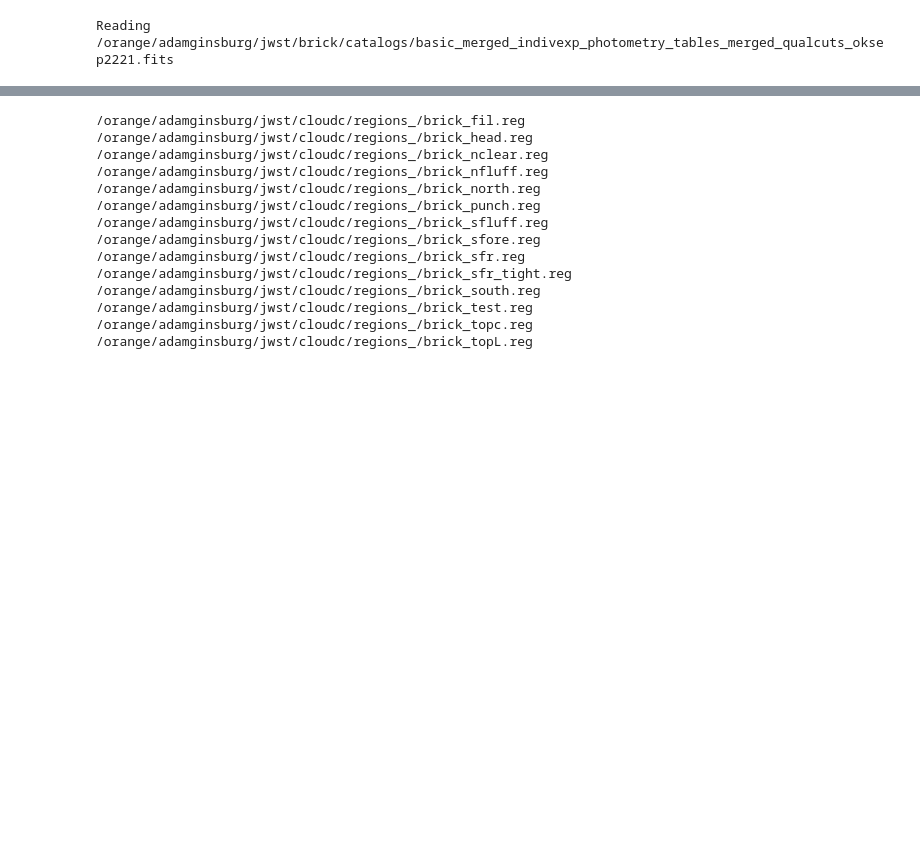
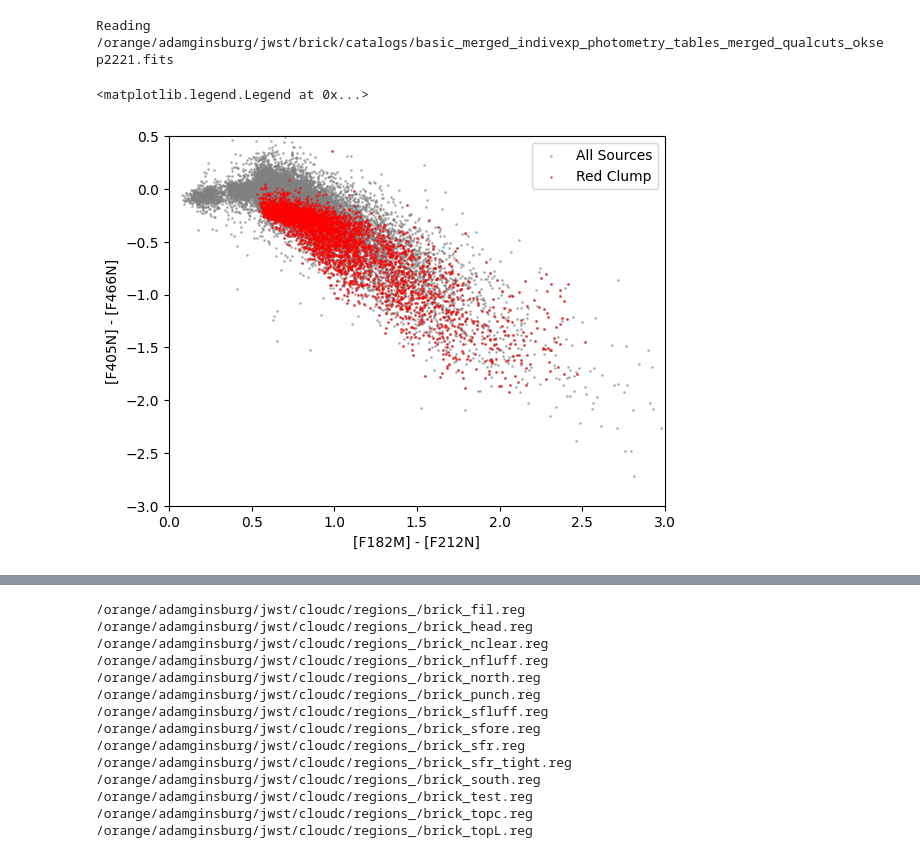
Before and after one commit to SpacialTree/dustridge-cd, a Jupyter notebook: notebooks/brick_analysis.ipynb, the cells around one changed output, grey strips where cells are left out. Saved outputs shown, nothing was run; the diff lists cells and outputs as text; code cells hidden in the pictures; blank space fills up the shorter version.

Commit message:
plotting

```diff
--- a/notebooks/brick_analysis.ipynb
+++ b/notebooks/brick_analysis.ipynb
@@ -17,6 +17,8 @@ import smart_plotters.co_ice as co_map
 from smart_plotters import cmd_plot
 # %%
 cat_brick = make_brick_cat()
+cat_brick.catalog['Av'] = cat_brick.get_Av('f182m', 'f212n')
+cat_brick.catalog['N(CO)'] = co_map.get_co_ice_column(cat_brick, cat_brick.catalog['Av'], ext=CT06_MWGC(), ref_band='f405n')
 # %% [output]
 Reading /orange/adamginsburg/jwst/brick/catalogs/basic_merged_indivexp_photometry_tables_merged_qualcuts_oksep2221.fits
 # %%
@@ -45,3 +47,12 @@ def get_rc_sel_mask(cat):
     return mask_rc
 # %%
 cat_brick_rc = JWSTCatalog(cat_brick.catalog[get_rc_sel_mask(cat_brick)])
+# %%
+cat_brick.plot_CCD('f182m', 'f212n', 'f405n', 'f466n', s=1, alpha=0.5, color='gray', label='All Sources')
+cat_brick_rc.plot_CCD('f182m', 'f212n', 'f405n', 'f466n', s=1, alpha=0.5, color='red', label='Red Clump')
+plt.xlim(0, 3)
+plt.ylim(-3, 0.5)
+plt.legend()
+# %% [output]
+<matplotlib.legend.Legend at 0x...>
+[figure, added]
```
Also changed, not shown: parts of 8 cells of this notebook, 2 other files.
